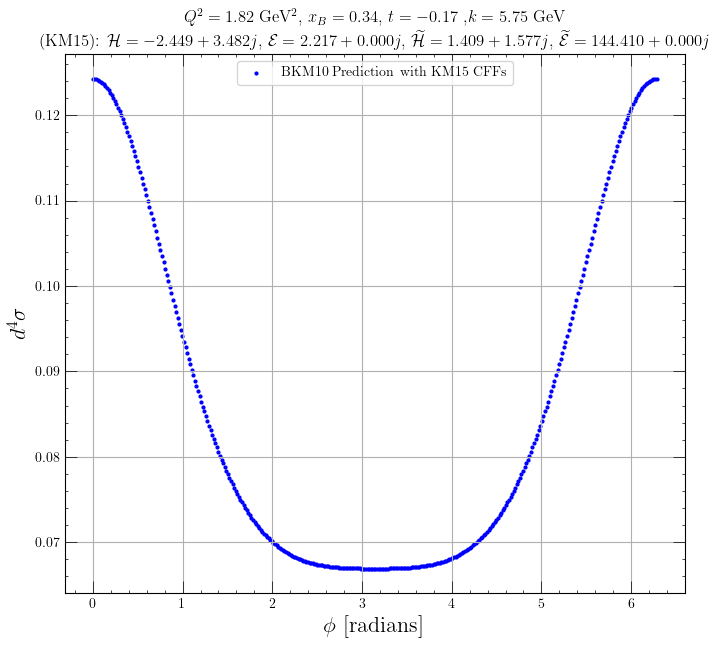
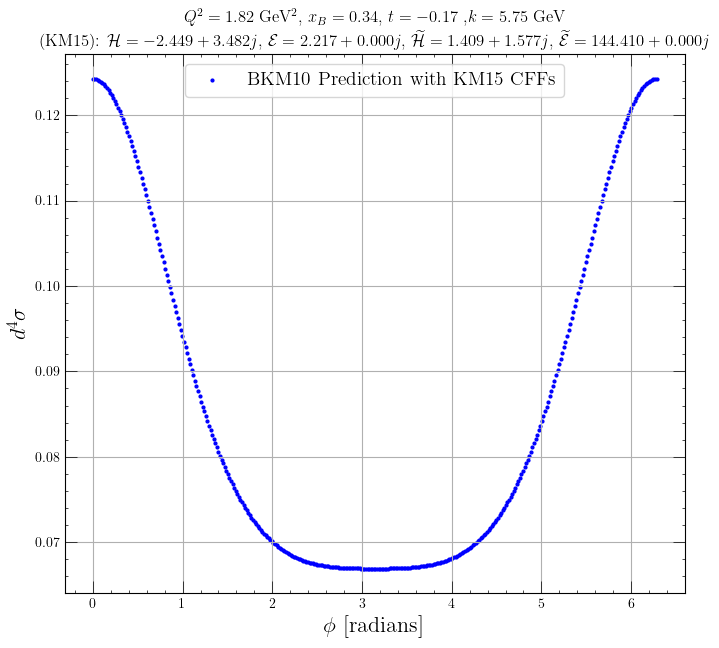
Unified diff of the notebook cell whose output changed from the first chart to the second:
--- before
+++ after
@@ -35,5 +35,5 @@
 # cross_section_axes.set_title(f"{title_string}\n(KM15): {km15_cff_string}\n(XDJ): {xdj_cff_string}")
 
-cross_section_axes.legend()
+cross_section_axes.legend(fontsize = 14)
 
 cross_section_axes.grid(visible = True)

Commit: new scripts for hpc jobs